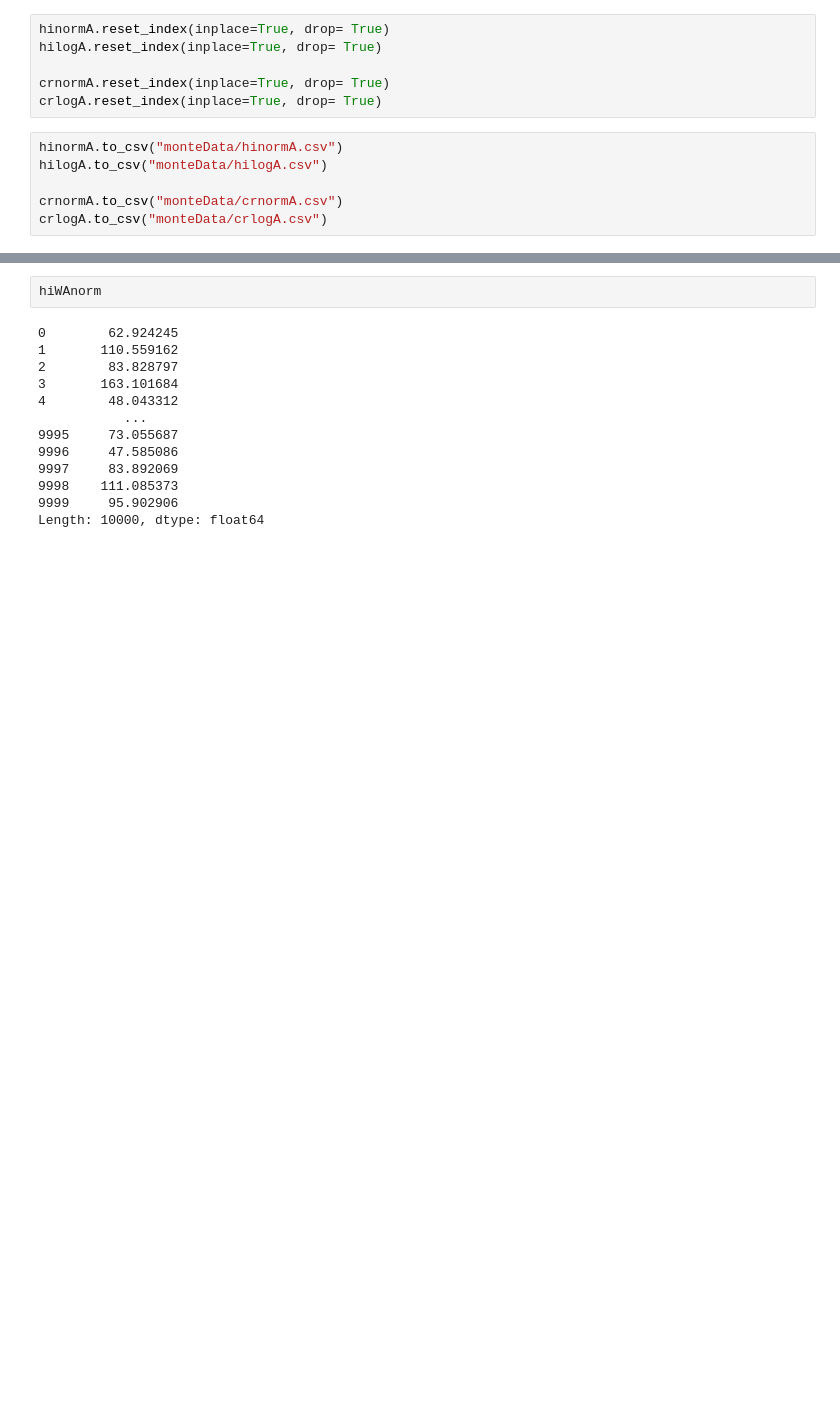
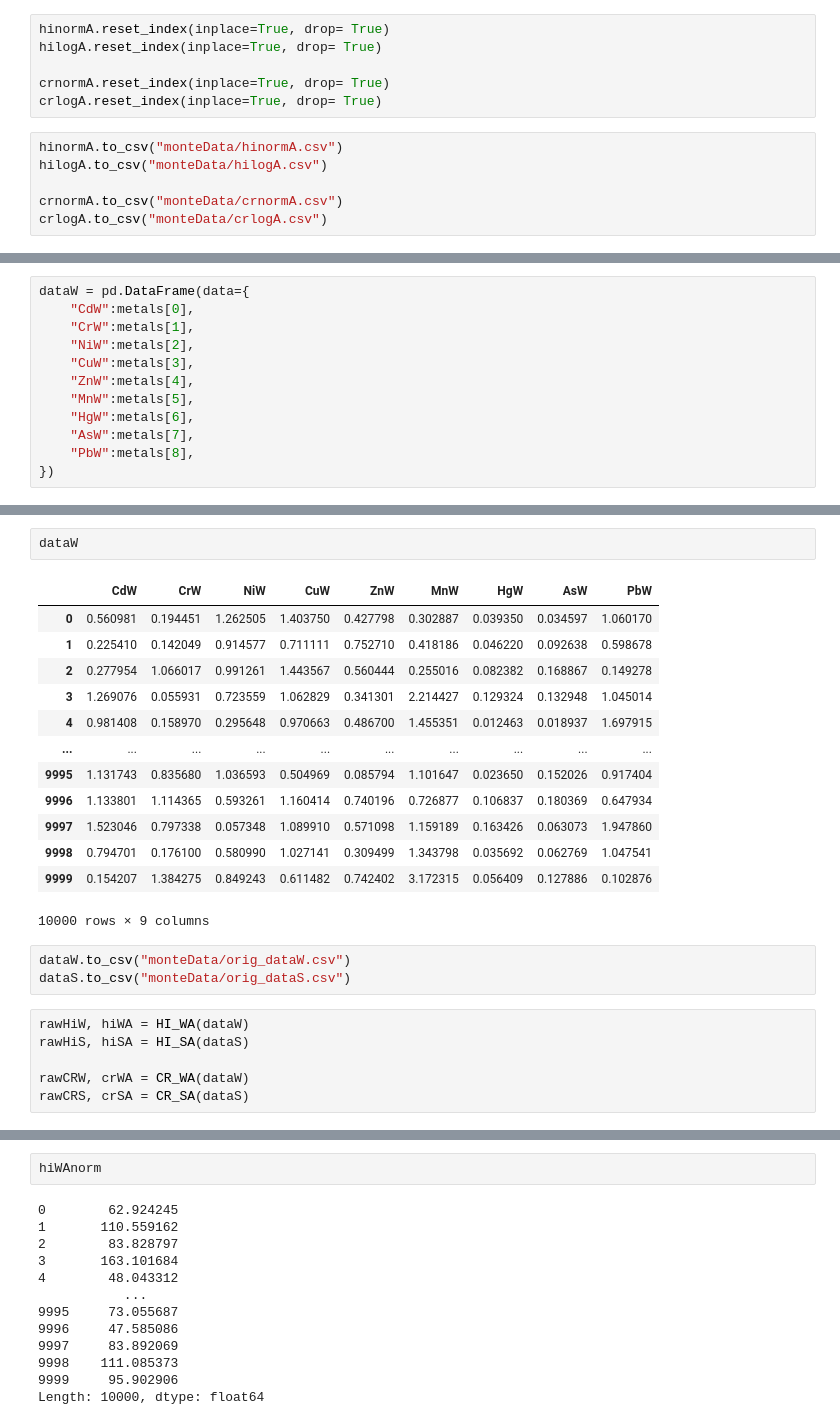
Before and after one commit to rakibhhridoy/OnGoingStudy, a Jupyter notebook: Buriganga/MonteCarlo.ipynb, the cells around one changed output, grey strips where cells are left out. Cells and saved outputs as stored; diff of their text form; blank space fills up the shorter version.

```diff
--- a/Buriganga/MonteCarlo.ipynb
+++ b/Buriganga/MonteCarlo.ipynb
@@ -809,0 +1062,12 @@ rawHiWnorm
+# %%
+dataW = pd.DataFrame(data={
+    "CdW":metals[0],
+    "CrW":metals[1],
+    "NiW":metals[2],
+    "CuW":metals[3],
+    "ZnW":metals[4],
+    "MnW":metals[5],
+    "HgW":metals[6],
+    "AsW":metals[7],
+    "PbW":metals[8],
+})
@@ -809,0 +1146,25 @@ rawHiWnorm
+# %%
+dataW
+# %% [output]
+|  | CdW | CrW | NiW | CuW | ZnW | MnW | HgW | AsW | PbW |
+| 0 | 0.560981 | 0.194451 | 1.262505 | 1.403750 | 0.427798 | 0.302887 | 0.039350 | 0.034597 | 1.060170 |
+| 1 | 0.225410 | 0.142049 | 0.914577 | 0.711111 | 0.752710 | 0.418186 | 0.046220 | 0.092638 | 0.598678 |
+| 2 | 0.277954 | 1.066017 | 0.991261 | 1.443567 | 0.560444 | 0.255016 | 0.082382 | 0.168867 | 0.149278 |
+| 3 | 1.269076 | 0.055931 | 0.723559 | 1.062829 | 0.341301 | 2.214427 | 0.129324 | 0.132948 | 1.045014 |
+| 4 | 0.981408 | 0.158970 | 0.295648 | 0.970663 | 0.486700 | 1.455351 | 0.012463 | 0.018937 | 1.697915 |
+| ... | ... | ... | ... | ... | ... | ... | ... | ... | ... |
+| 9995 | 1.131743 | 0.835680 | 1.036593 | 0.504969 | 0.085794 | 1.101647 | 0.023650 | 0.152026 | 0.917404 |
+| 9996 | 1.133801 | 1.114365 | 0.593261 | 1.160414 | 0.740196 | 0.726877 | 0.106837 | 0.180369 | 0.647934 |
+| 9997 | 1.523046 | 0.797338 | 0.057348 | 1.089910 | 0.571098 | 1.159189 | 0.163426 | 0.063073 | 1.947860 |
+| 9998 | 0.794701 | 0.176100 | 0.580990 | 1.027141 | 0.309499 | 1.343798 | 0.035692 | 0.062769 | 1.047541 |
+| 9999 | 0.154207 | 1.384275 | 0.849243 | 0.611482 | 0.742402 | 3.172315 | 0.056409 | 0.127886 | 0.102876 |
+10000 rows × 9 columns
+# %%
+dataW.to_csv("monteData/orig_dataW.csv")
+dataS.to_csv("monteData/orig_dataS.csv")
+# %%
+rawHiW, hiWA = HI_WA(dataW)
+rawHiS, hiSA = HI_SA(dataS)
+
+rawCRW, crWA = CR_WA(dataW)
+rawCRS, crSA = CR_SA(dataS)
```
Also changed, not shown: parts of 29 cells of this notebook, 17 other files.
